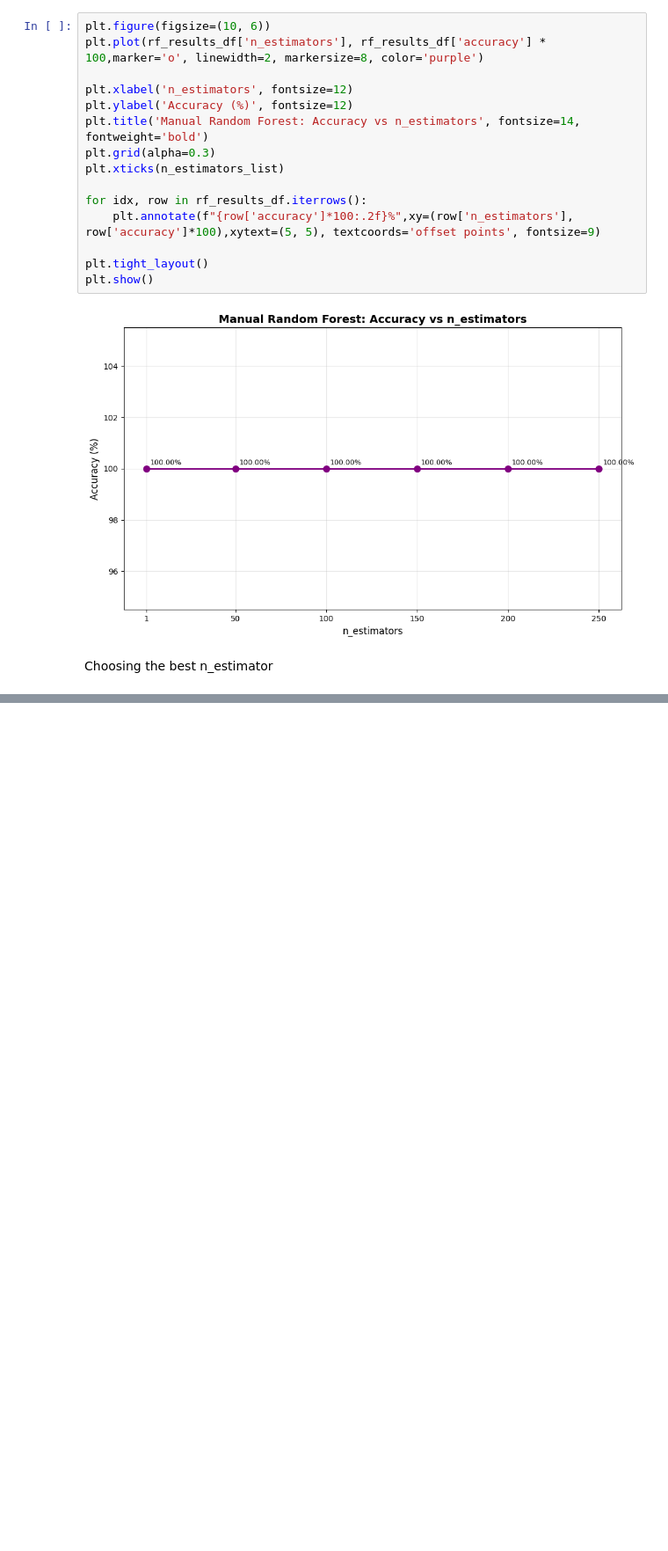
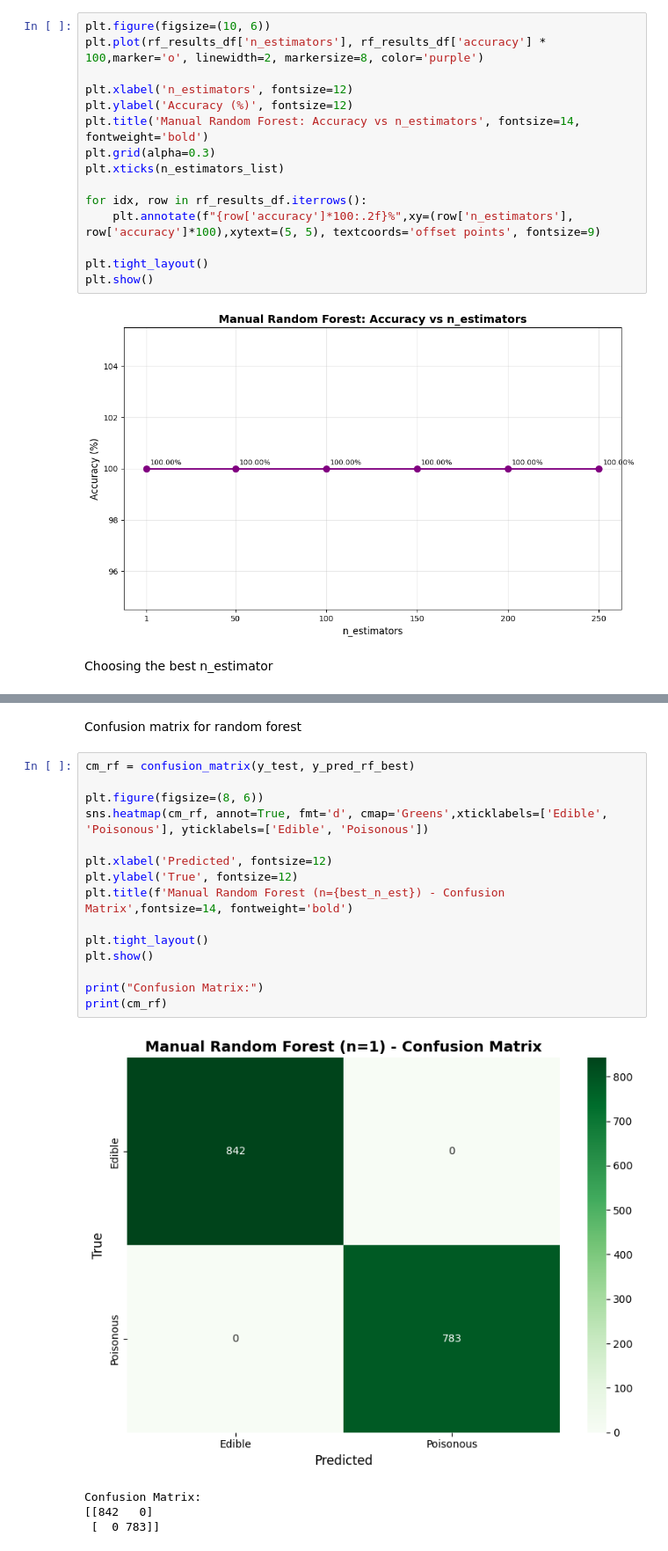
Before and after one commit to Atkiya/Atkiya_ML, a Jupyter notebook: Lab/Lab1.ipynb, the cells around one changed output, grey strips where cells are left out. Shown at 88% size. Saved outputs shown, nothing was run; the diff lists cells and outputs as text; blank space fills up the shorter version.

Commit message:
Confusion matrix for random forest

```diff
--- a/Lab/Lab1.ipynb
+++ b/Lab/Lab1.ipynb
@@ -508,3 +508,25 @@ Best n_estimators: 1
 Best Accuracy: 100.0000%
 
 Training final Random Forest with n_estimators=1...
+# %% [markdown]
+Confusion matrix for random forest
+# %%
+cm_rf = confusion_matrix(y_test, y_pred_rf_best)
+
+plt.figure(figsize=(8, 6))
+sns.heatmap(cm_rf, annot=True, fmt='d', cmap='Greens',xticklabels=['Edible', 'Poisonous'], yticklabels=['Edible', 'Poisonous'])
+
+plt.xlabel('Predicted', fontsize=12)
+plt.ylabel('True', fontsize=12)
+plt.title(f'Manual Random Forest (n={best_n_est}) - Confusion Matrix',fontsize=14, fontweight='bold')
+
+plt.tight_layout()
+plt.show()
+
+print("Confusion Matrix:")
+print(cm_rf)
+# %% [output]
+[figure, added]
+Confusion Matrix:
+[[842   0]
+ [  0 783]]
```
Also changed, not shown: parts of 1 cell of this notebook.
